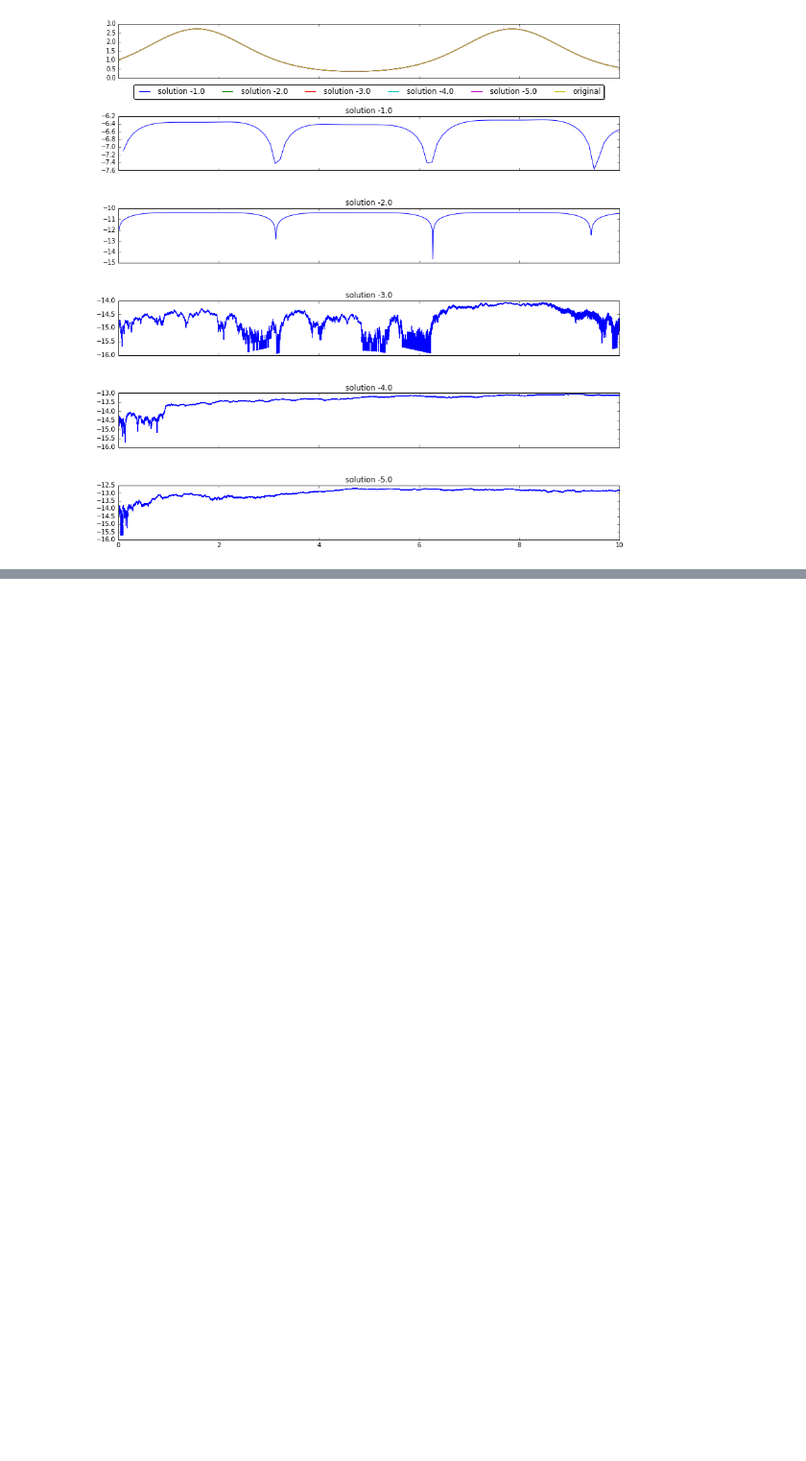
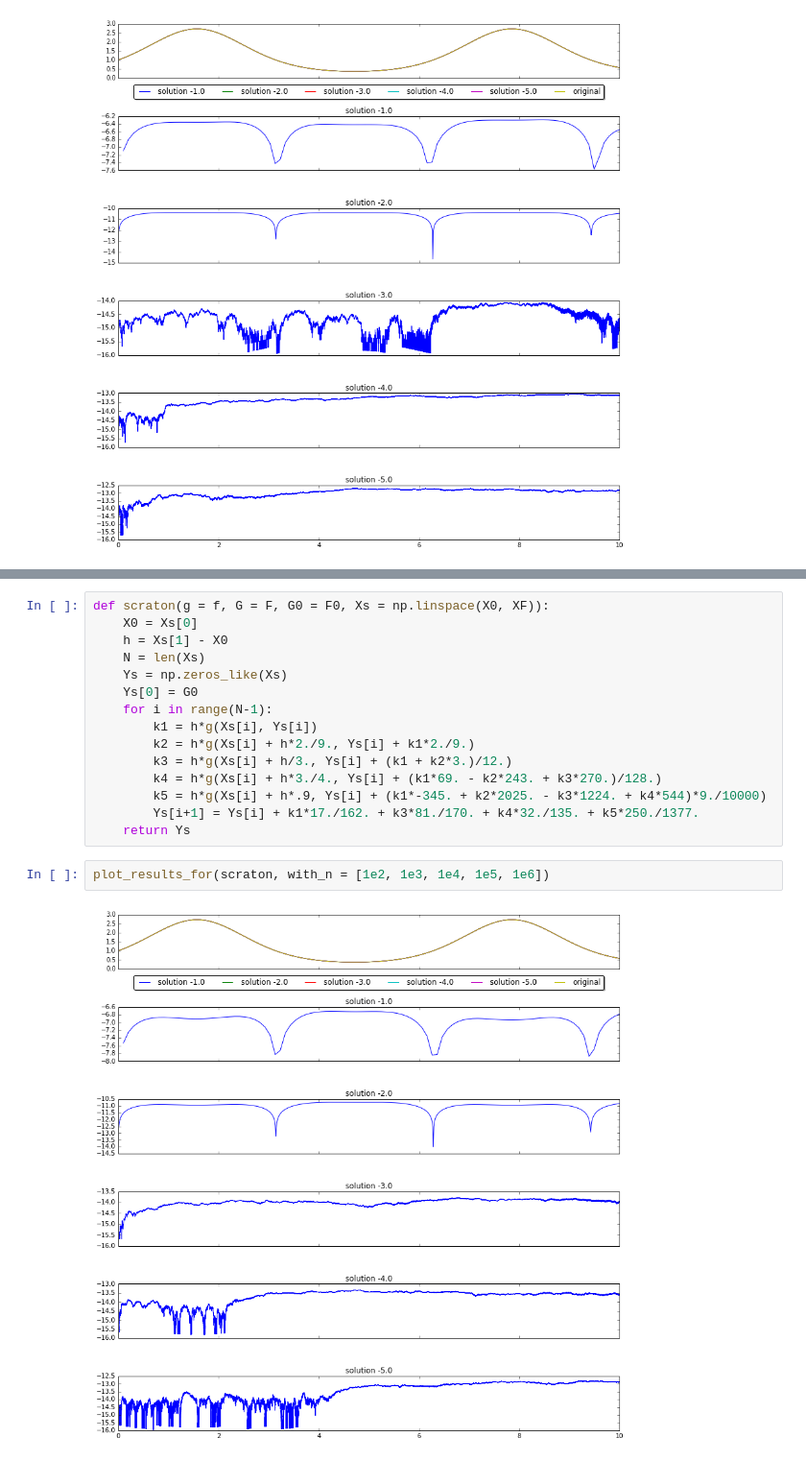
Before and after one commit to scoiatael/MZP, a Jupyter notebook: Lista4.ipynb, the cells around one changed output, grey strips where cells are left out. Shown: that part at 96% size. Saved outputs shown, nothing was run; the diff lists cells and outputs as text; blank space fills up the shorter version.

```diff
--- a/Lista4.ipynb
+++ b/Lista4.ipynb
@@ -154,0 +175,19 @@ plot_results_for(runge_kutta, with_n = [1e2, 1e3, 1e4, 1e5, 1e6])
+# %%
+def scraton(g = f, G = F, G0 = F0, Xs = np.linspace(X0, XF)):
+    X0 = Xs[0]
+    h = Xs[1] - X0
+    N = len(Xs)
+    Ys = np.zeros_like(Xs)
+    Ys[0] = G0
+    for i in range(N-1):
+        k1 = h*g(Xs[i], Ys[i])
+        k2 = h*g(Xs[i] + h*2./9., Ys[i] + k1*2./9.)
+        k3 = h*g(Xs[i] + h/3., Ys[i] + (k1 + k2*3.)/12.)
+        k4 = h*g(Xs[i] + h*3./4., Ys[i] + (k1*69. - k2*243. + k3*270.)/128.)
+        k5 = h*g(Xs[i] + h*.9, Ys[i] + (k1*-345. + k2*2025. - k3*1224. + k4*544)*9./10000)
+        Ys[i+1] = Ys[i] + k1*17./162. + k3*81./170. + k4*32./135. + k5*250./1377.
+    return Ys
+# %%
+plot_results_for(scraton, with_n = [1e2, 1e3, 1e4, 1e5, 1e6])
+# %% [output]
+[figure, added]
```
Also changed, not shown: parts of 4 cells of this notebook.
